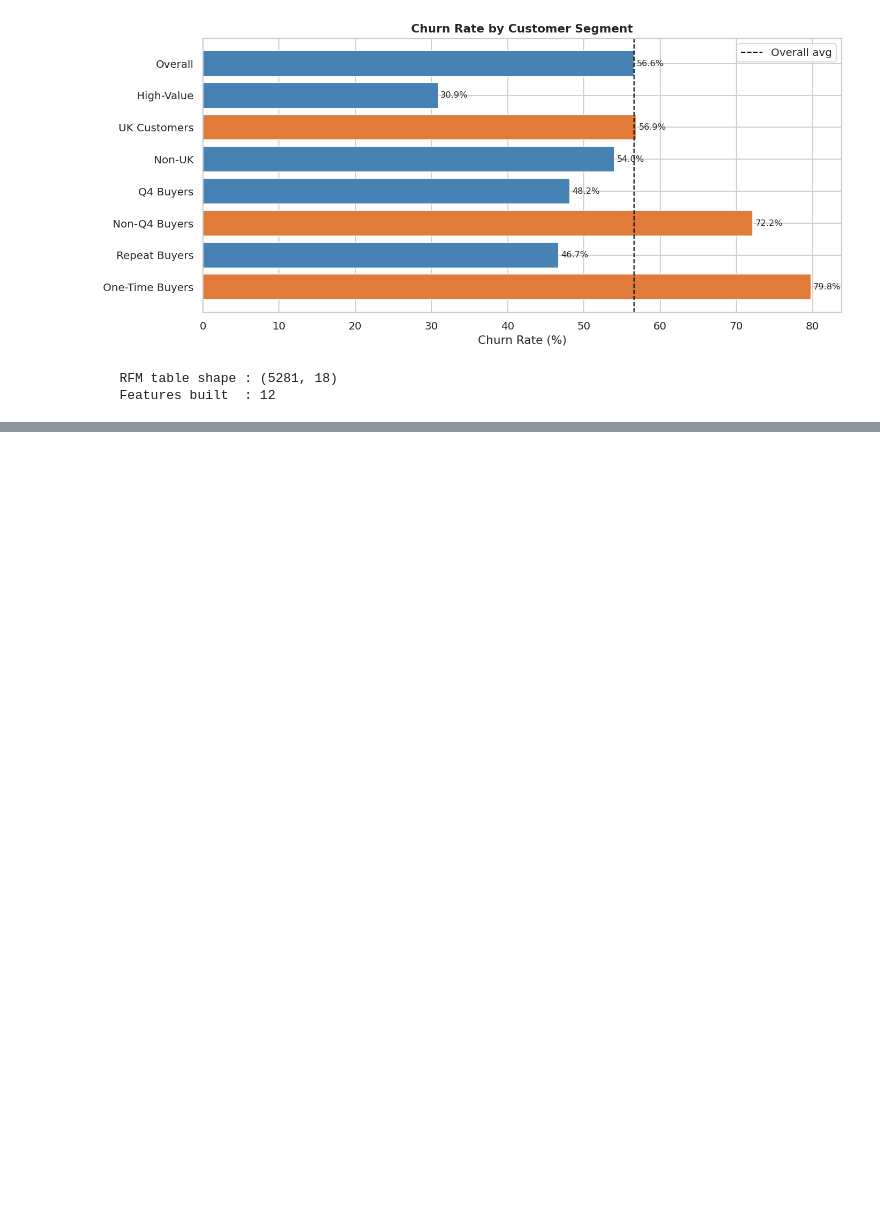
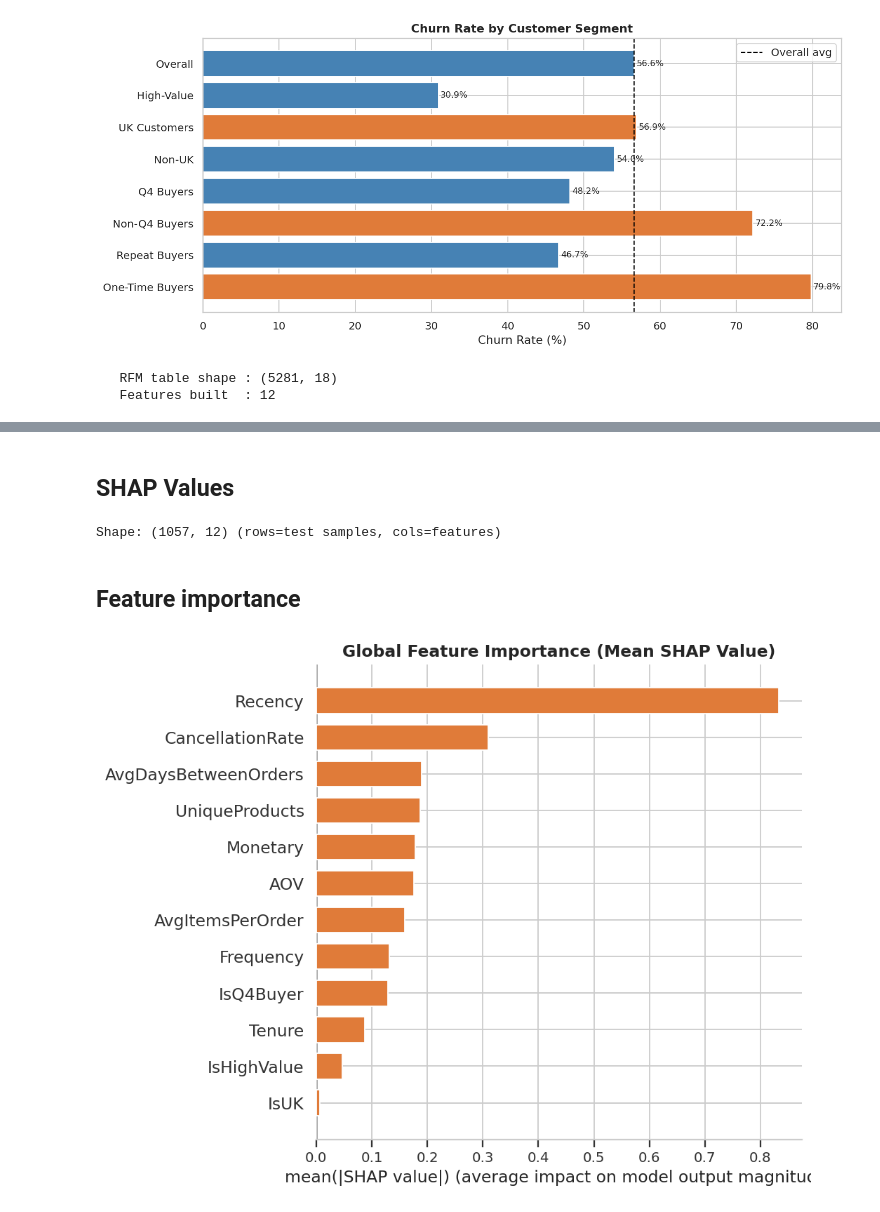
Before and after one commit to rohitudhwani/ecommerce_analytics, a Jupyter notebook: churn_analysis.ipynb, the cells around one changed output, grey strips where cells are left out. Cells and saved outputs as stored; diff of their text form; code cells hidden in the pictures; blank space fills up the shorter version.

```diff
--- a/churn_analysis.ipynb
+++ b/churn_analysis.ipynb
@@ -624,0 +885,26 @@ print(f"   Features built  : {len(feature_cols) - 1}")
+# %% [markdown]
+## SHAP Values
+# %%
+explainer = shap.TreeExplainer(xgb)
+shap_values = explainer.shap_values(X_test)
+print(f"Shape: {shap_values.shape} (rows=test samples, cols=features)")
+# %% [output]
+Shape: (1057, 12) (rows=test samples, cols=features)
+# %% [markdown]
+## Feature importance
+# %%
+fig, ax = plt.subplots(figsize=(9, 6))
+shap.summary_plot(
+    shap_values, X_test,
+    plot_type='bar',
+    feature_names=feature_cols,
+    show=False,
+    color='#e07b39'
+)
+plt.title('Global Feature Importance (Mean SHAP Value)',
+          fontweight='bold', fontsize=13)
+plt.tight_layout()
+plt.savefig('/content/drive/MyDrive/eCommerce Churn Prediction/visuals/shap_importance.png', bbox_inches='tight')
+plt.show()
+# %% [output]
+[figure, added]
```
Also changed, not shown: parts of 33 cells of this notebook.
